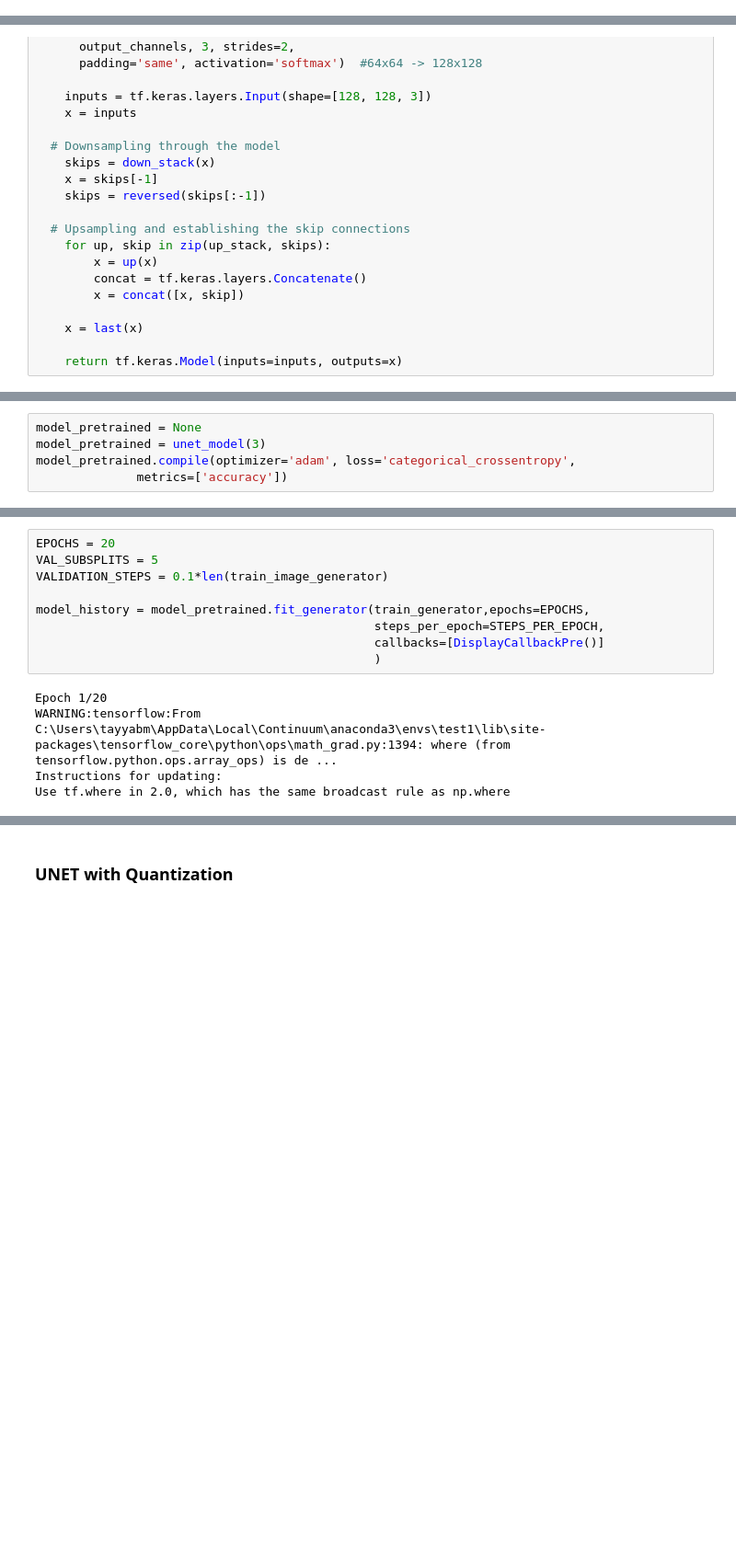
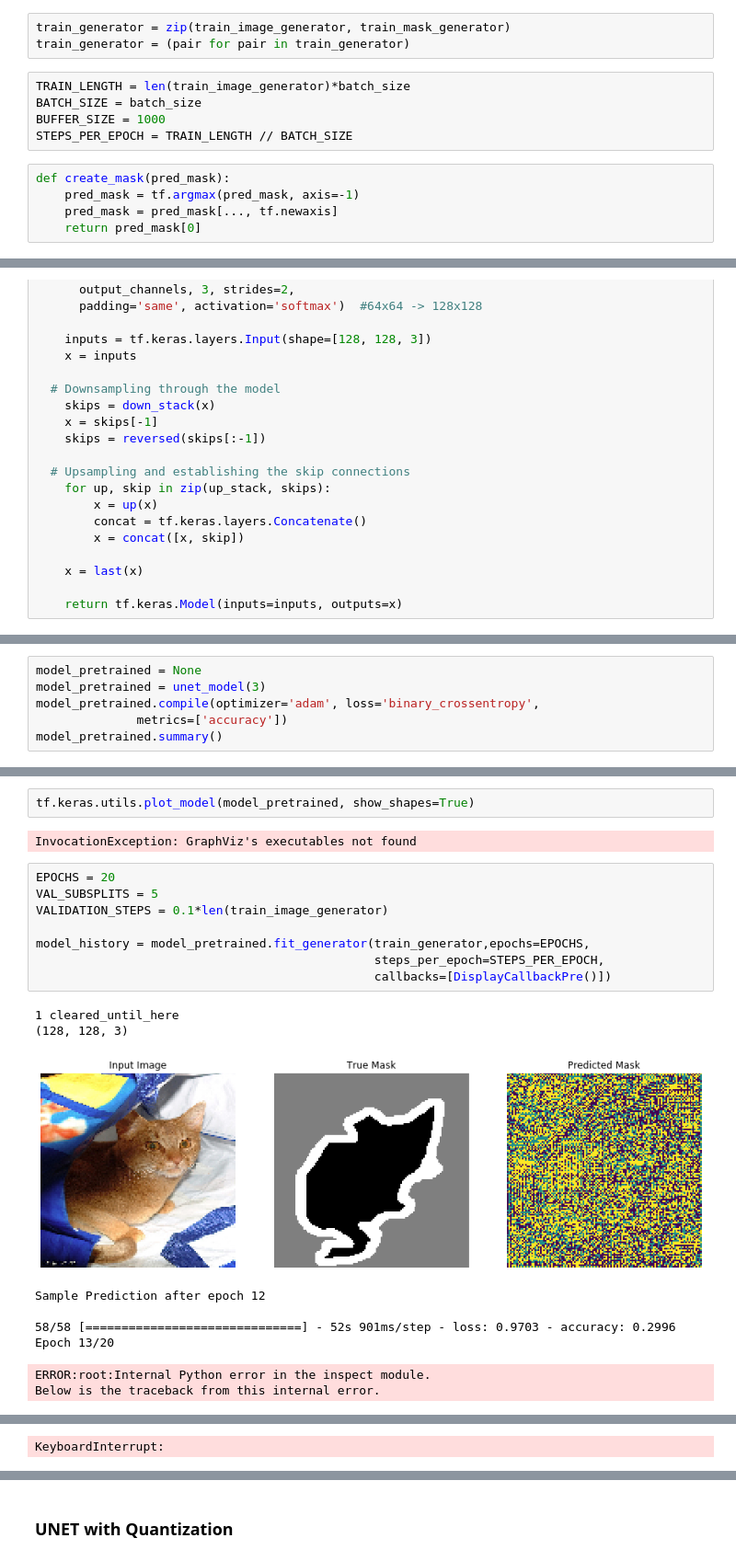
Before and after one commit to mariyamuneeb/VirtualReality, a Jupyter notebook: unet.ipynb, the cells around one changed output, grey strips where cells are left out. Shown at 92% size. Cells and saved outputs as stored; diff of their text form; blank space fills up the shorter version.

Commit message:
basic unet training in progress unet using pretrained in progress

```diff
--- a/unet.ipynb
+++ b/unet.ipynb
@@ -281,3 +329,16 @@ plt.axis('off')
+# %%
+train_generator = zip(train_image_generator, train_mask_generator)
+train_generator = (pair for pair in train_generator)
+# %%
+TRAIN_LENGTH = len(train_image_generator)*batch_size
+BATCH_SIZE = batch_size
+BUFFER_SIZE = 1000
+STEPS_PER_EPOCH = TRAIN_LENGTH // BATCH_SIZE
+# %%
+def create_mask(pred_mask):
+    pred_mask = tf.argmax(pred_mask, axis=-1)
+    pred_mask = pred_mask[..., tf.newaxis]
+    return pred_mask[0]
 # %%
 def show_predictions(dataset=None, num=1):
     if dataset:
@@ -408,5 +465,6 @@ def unet_model(output_channels):
 # %%
 model_pretrained = None
 model_pretrained = unet_model(3)
-model_pretrained.compile(optimizer='adam', loss='categorical_crossentropy',
+model_pretrained.compile(optimizer='adam', loss='binary_crossentropy',
               metrics=['accuracy'])
+model_pretrained.summary()
@@ -413,14 +489,22 @@ model_pretrained.compile(optimizer='adam', loss='categorical_crossentropy',
+# %%
+tf.keras.utils.plot_model(model_pretrained, show_shapes=True)
+# %% [output]
+InvocationException: GraphViz's executables not found
 # %%
 EPOCHS = 20
 VAL_SUBSPLITS = 5
 VALIDATION_STEPS = 0.1*len(train_image_generator)
 
 model_history = model_pretrained.fit_generator(train_generator,epochs=EPOCHS,
                                                steps_per_epoch=STEPS_PER_EPOCH,
-                                               callbacks=[DisplayCallbackPre()]
-                                               )
+                                               callbacks=[DisplayCallbackPre()])
 # %% [output]
-Epoch 1/20
-WARNING:tensorflow:From C:\Users\tayyabm\AppData\Local\Continuum\anaconda3\envs\test1\lib\site-packages\tensorflow_core\python\ops\math_grad.py:1394: where (from tensorflow.python.ops.array_ops) is de ...
-Instructions for updating:
-Use tf.where in 2.0, which has the same broadcast rule as np.where
+1 cleared_until_here
+(128, 128, 3)
+[figure, added]
+Sample Prediction after epoch 12
+
+58/58 [==============================] - 52s 901ms/step - loss: 0.9703 - accuracy: 0.2996
+Epoch 13/20
+ERROR:root:Internal Python error in the inspect module.
+Below is the traceback from this internal error.
@@ -426,0 +528 @@ Use tf.where in 2.0, which has the same broadcast rule as np.where
+KeyboardInterrupt:
```
Also changed, not shown: parts of 20 cells of this notebook, 1 other file.
